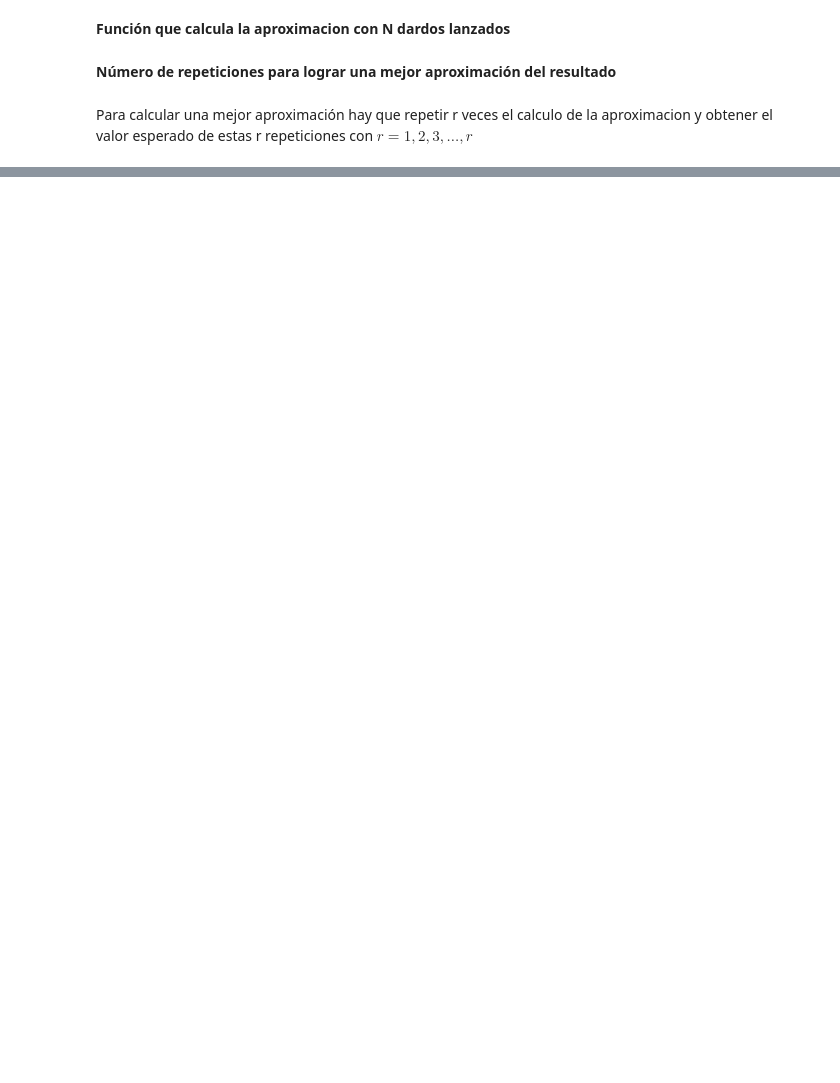
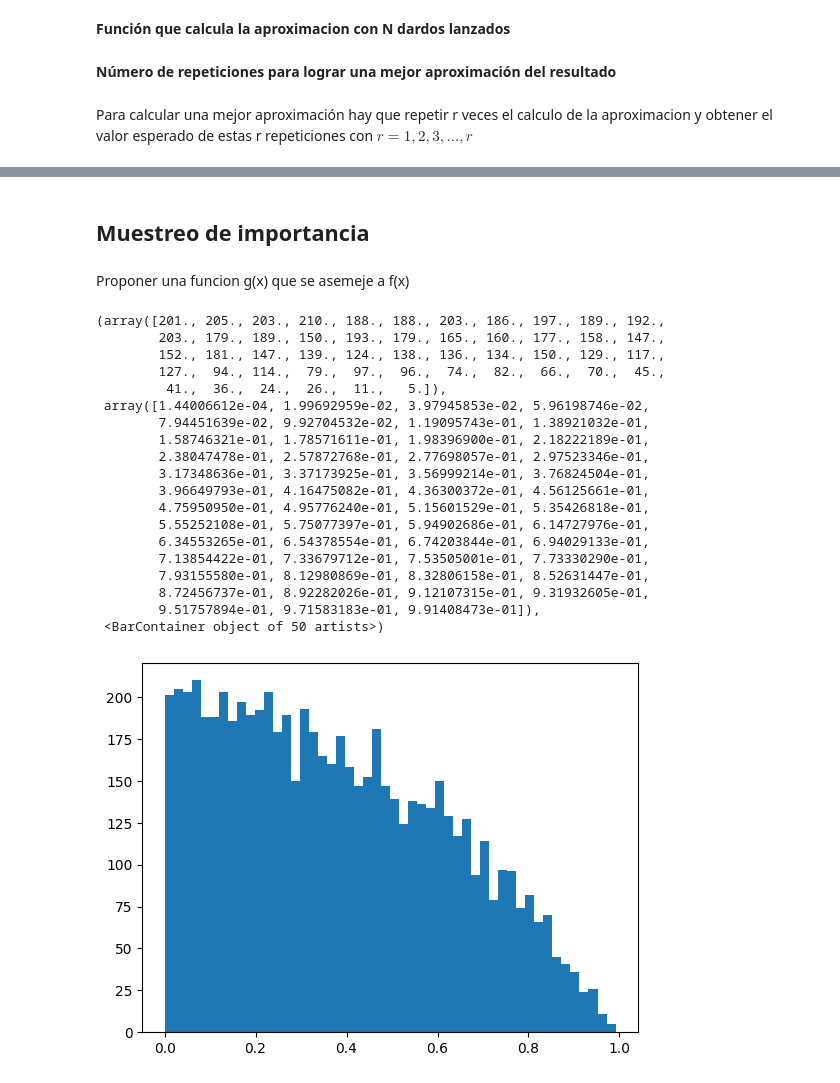
Before and after one commit to Wenypb/Simulacion, a Jupyter notebook: Montecarlo.ipynb, the cells around one changed output, grey strips where cells are left out. Cells and saved outputs as stored; diff of their text form; code cells hidden in the pictures; blank space fills up the shorter version.

```diff
--- a/Montecarlo.ipynb
+++ b/Montecarlo.ipynb
@@ -199,0 +200,40 @@ plt.axhline(2/np.pi,color="red")
+# %% [markdown]
+## **Muestreo de importancia**
+# %% [markdown]
+Proponer una funcion g(x) que se asemeje a f(x)
+# %%
+# g(x) = 1.5 - 1.5x
+# h(x) = 1.5
+# X -> Lista de x aceptadas
+X=[]
+for i in range(10000):
+  #Generamos un x al azar [0,1]
+  x= rnd.random()
+  #Calculamos la probabilidad de aceptar a x -> g(x)/h(x)
+  p = (1.5 - 1.5*(x**2))/1.5
+  #Generamos Ux
+  Ux = rnd.random()
+  if Ux<=p:
+    X.append(x)
+plt.hist(X,bins=50)
+# %% [output]
+(array([201., 205., 203., 210., 188., 188., 203., 186., 197., 189., 192.,
+        203., 179., 189., 150., 193., 179., 165., 160., 177., 158., 147.,
+        152., 181., 147., 139., 124., 138., 136., 134., 150., 129., 117.,
+        127.,  94., 114.,  79.,  97.,  96.,  74.,  82.,  66.,  70.,  45.,
+         41.,  36.,  24.,  26.,  11.,   5.]),
+ array([1.44006612e-04, 1.99692959e-02, 3.97945853e-02, 5.96198746e-02,
+        7.94451639e-02, 9.92704532e-02, 1.19095743e-01, 1.38921032e-01,
+        1.58746321e-01, 1.78571611e-01, 1.98396900e-01, 2.18222189e-01,
+        2.38047478e-01, 2.57872768e-01, 2.77698057e-01, 2.97523346e-01,
+        3.17348636e-01, 3.37173925e-01, 3.56999214e-01, 3.76824504e-01,
+        3.96649793e-01, 4.16475082e-01, 4.36300372e-01, 4.56125661e-01,
+        4.75950950e-01, 4.95776240e-01, 5.15601529e-01, 5.35426818e-01,
+        5.55252108e-01, 5.75077397e-01, 5.94902686e-01, 6.14727976e-01,
+        6.34553265e-01, 6.54378554e-01, 6.74203844e-01, 6.94029133e-01,
+        7.13854422e-01, 7.33679712e-01, 7.53505001e-01, 7.73330290e-01,
+        7.93155580e-01, 8.12980869e-01, 8.32806158e-01, 8.52631447e-01,
+        8.72456737e-01, 8.92282026e-01, 9.12107315e-01, 9.31932605e-01,
+        9.51757894e-01, 9.71583183e-01, 9.91408473e-01]),
+ <BarContainer object of 50 artists>)
+[figure, added]
```
Also changed, not shown: parts of 13 cells of this notebook.
